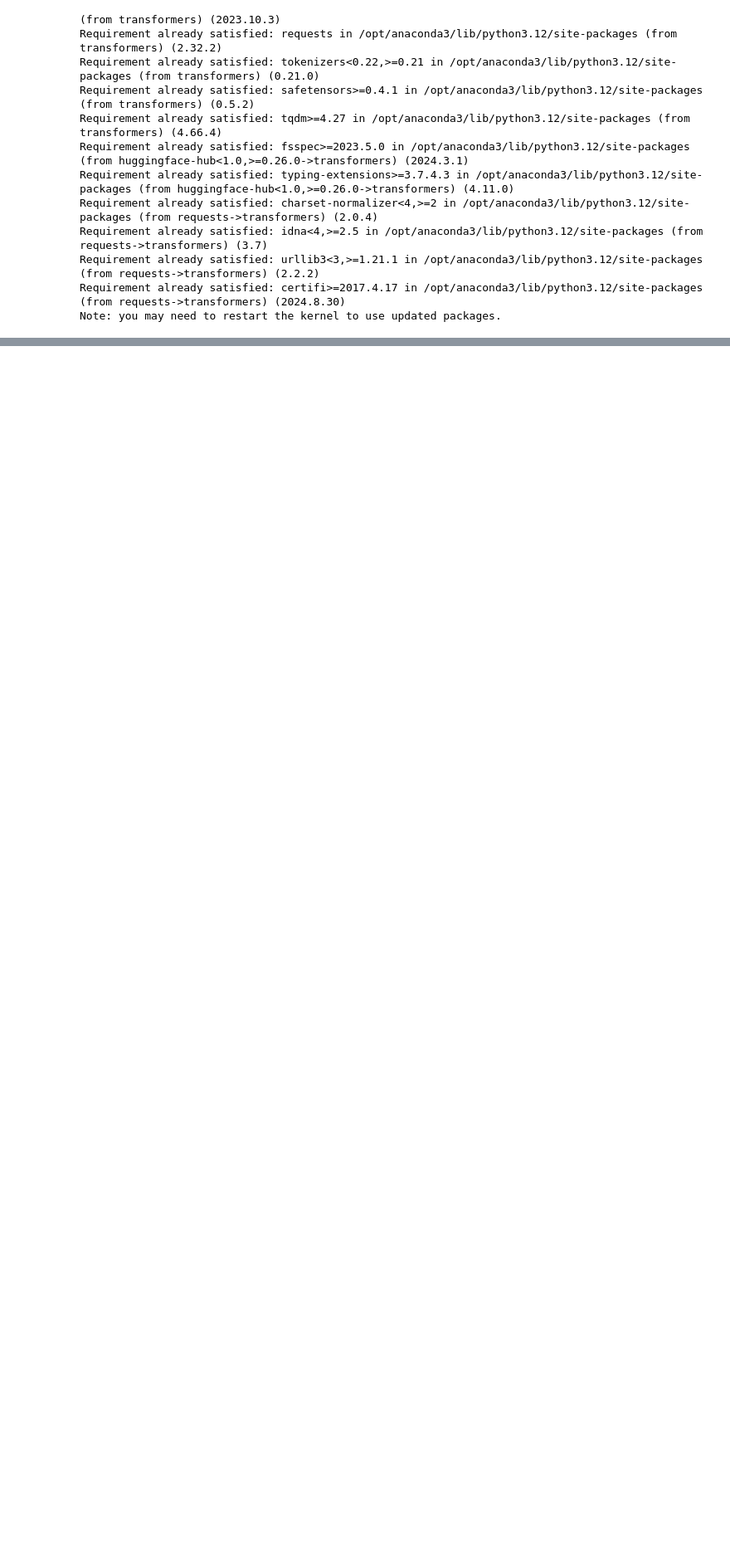
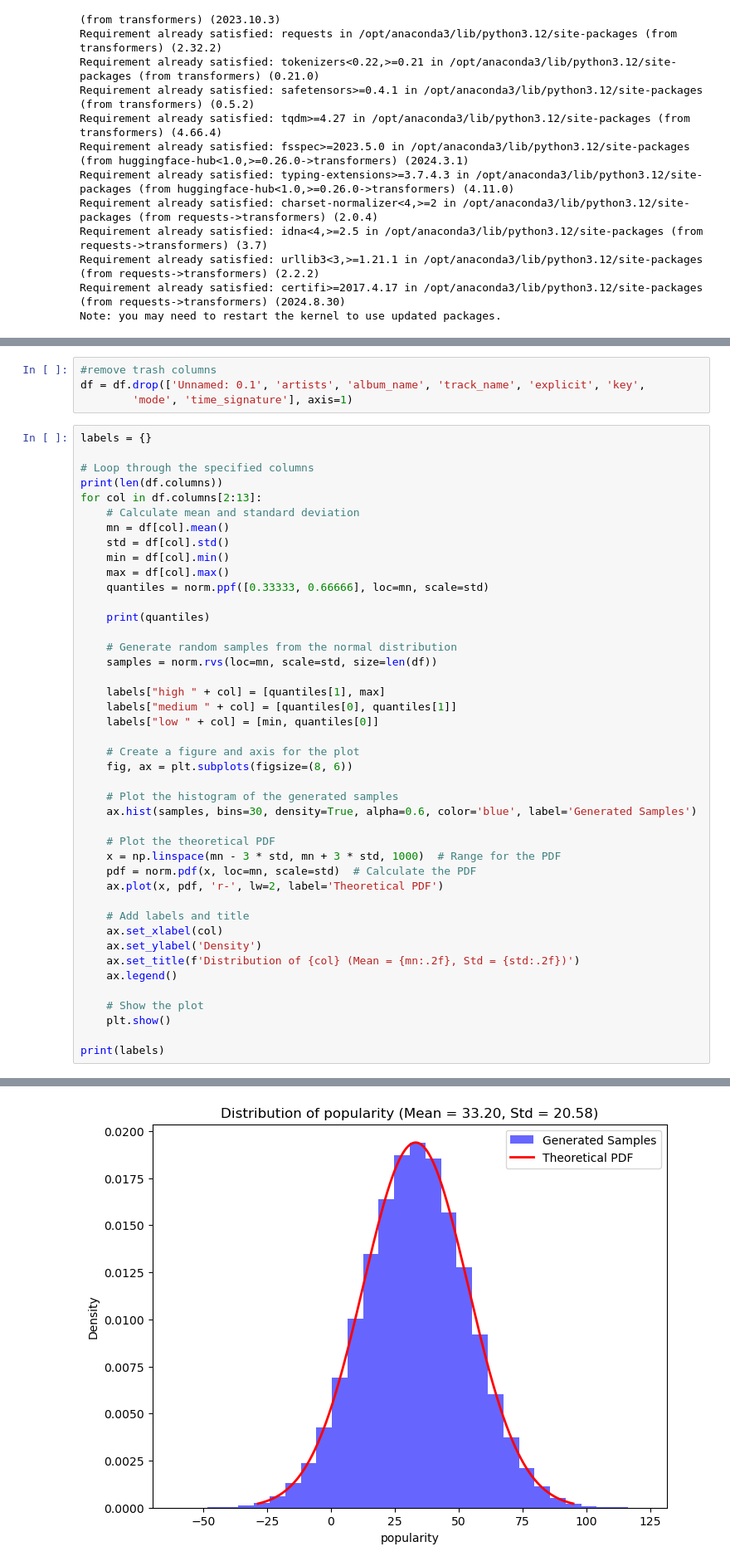
Before and after one commit to cli05/Boilermake2025, a Jupyter notebook: testML.ipynb, the cells around one changed output, grey strips where cells are left out. Shown at 83% size. Cells and saved outputs as stored; diff of their text form; blank space fills up the shorter version.

```diff
--- a/testML.ipynb
+++ b/testML.ipynb
@@ -124,0 +110,48 @@ print(df.head())
+# %%
+#remove trash columns
+df = df.drop(['Unnamed: 0.1', 'artists', 'album_name', 'track_name', 'explicit', 'key',
+        'mode', 'time_signature'], axis=1)
+# %%
+labels = {}
+
+# Loop through the specified columns
+print(len(df.columns))
+for col in df.columns[2:13]:
+    # Calculate mean and standard deviation
+    mn = df[col].mean()
+    std = df[col].std()
+    min = df[col].min()
+    max = df[col].max()
+    quantiles = norm.ppf([0.33333, 0.66666], loc=mn, scale=std)
+
+    print(quantiles)
+
+    # Generate random samples from the normal distribution
+    samples = norm.rvs(loc=mn, scale=std, size=len(df))
+
+    labels["high " + col] = [quantiles[1], max]
+    labels["medium " + col] = [quantiles[0], quantiles[1]]
+    labels["low " + col] = [min, quantiles[0]]
+
+    # Create a figure and axis for the plot
+    fig, ax = plt.subplots(figsize=(8, 6))
+
+    # Plot the histogram of the generated samples
+    ax.hist(samples, bins=30, density=True, alpha=0.6, color='blue', label='Generated Samples')
+
+    # Plot the theoretical PDF
+    x = np.linspace(mn - 3 * std, mn + 3 * std, 1000)  # Range for the PDF
+    pdf = norm.pdf(x, loc=mn, scale=std)  # Calculate the PDF
+    ax.plot(x, pdf, 'r-', lw=2, label='Theoretical PDF')
+
+    # Add labels and title
+    ax.set_xlabel(col)
+    ax.set_ylabel('Density')
+    ax.set_title(f'Distribution of {col} (Mean = {mn:.2f}, Std = {std:.2f})')
+    ax.legend()
+
+    # Show the plot
+    plt.show()
+
+print(labels)
+# %% [output]
@@ -124,0 +160 @@ print(df.head())
+[figure, added]
```
Also changed, not shown: parts of 10 cells of this notebook.
